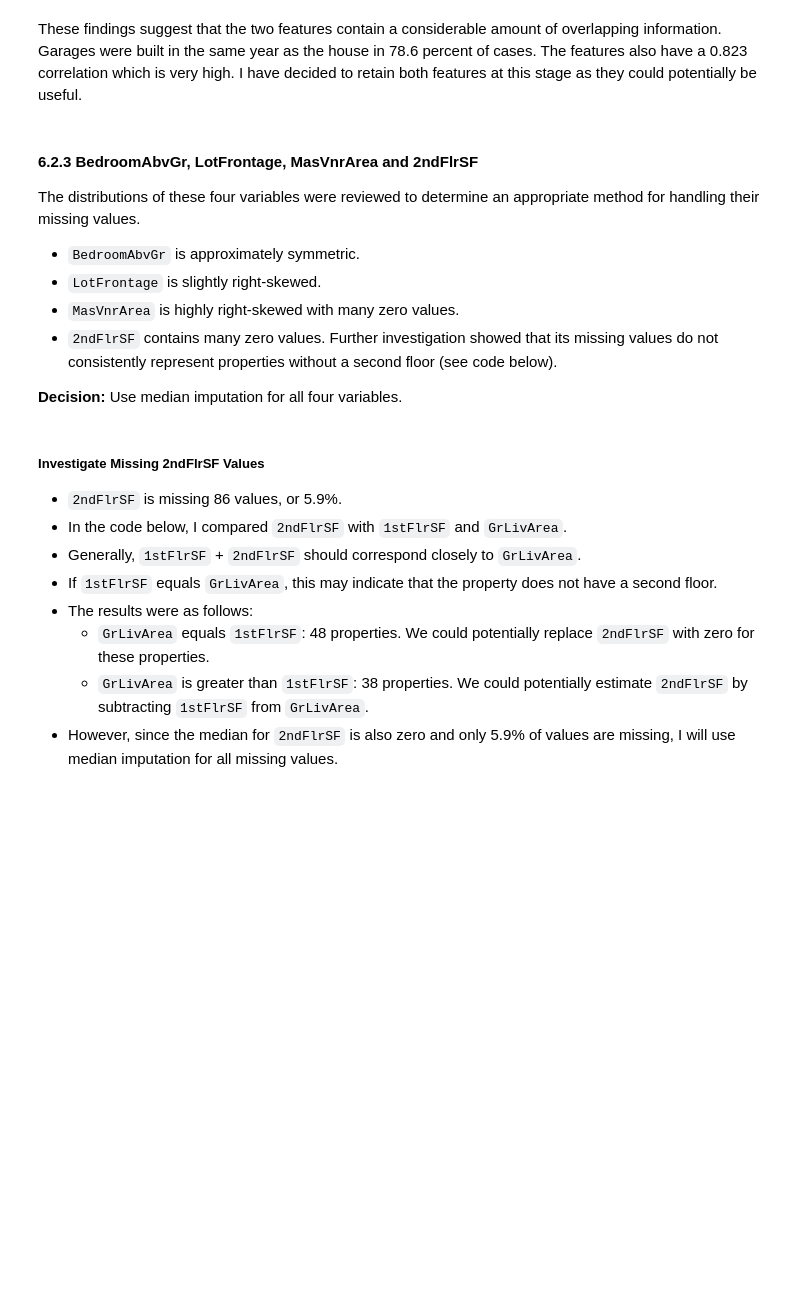
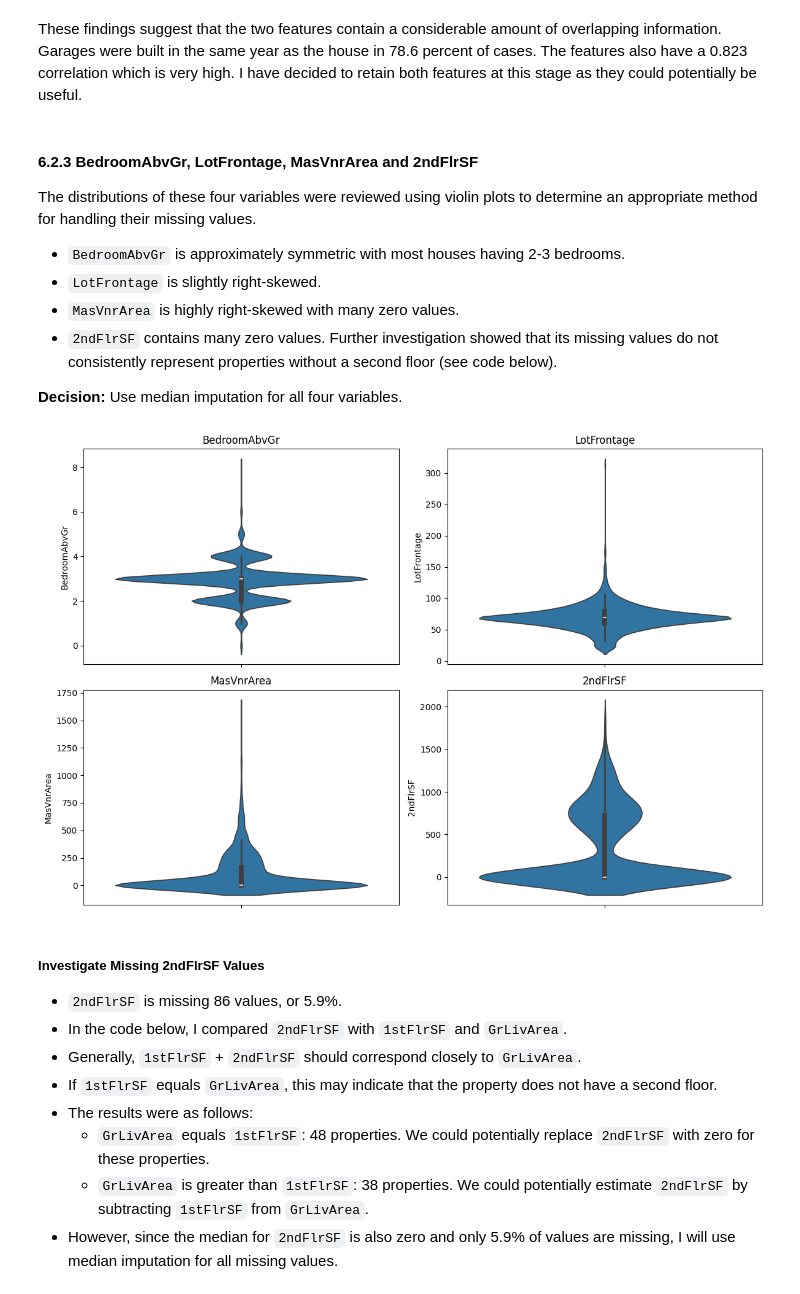
Before and after one commit to cgrace0044/milestone-project5-heritage-housing-issues, a Jupyter notebook: jupyter_notebooks/02_DataCleaning.ipynb, the cells around one changed output. Drawn from its saved outputs; the diff is of its cells as text; code cells hidden in the pictures; blank space fills up the shorter version.

Commit message:
add violin plots to data cleaning

```diff
--- a/jupyter_notebooks/02_DataCleaning.ipynb
+++ b/jupyter_notebooks/02_DataCleaning.ipynb
@@ -357,14 +357,30 @@ These findings suggest that the two features contain a considerable amount of ov
 # %% [markdown]
 #### 6.2.3 BedroomAbvGr, LotFrontage, MasVnrArea and 2ndFlrSF
 
-The distributions of these four variables were reviewed to determine an appropriate method for handling their missing values.
+The distributions of these four variables were reviewed using violin plots to determine an appropriate method for handling their missing values.
 
-- `BedroomAbvGr` is approximately symmetric.
+- `BedroomAbvGr` is approximately symmetric with most houses having 2-3 bedrooms.
 - `LotFrontage` is slightly right-skewed.
 - `MasVnrArea` is highly right-skewed with many zero values.
 - `2ndFlrSF` contains many zero values. Further investigation showed that its missing values do not consistently represent properties without a second floor (see code below).
 
 **Decision:** Use median imputation for all four variables.
+# %%
+import matplotlib.pyplot as plt
+import seaborn as sns
+
+variables = ['BedroomAbvGr', 'LotFrontage', 'MasVnrArea', '2ndFlrSF']
+
+fig, axes = plt.subplots(2, 2, figsize=(12, 8))
+
+for ax, col in zip(axes.flatten(), variables):
+    sns.violinplot(y=TrainSet[col].dropna(), ax=ax)
+    ax.set_title(col)
+
+plt.tight_layout()
+plt.show()
+# %% [output]
+[figure, added]
 # %% [markdown]
 ##### Investigate Missing 2ndFlrSF Values
 
```
